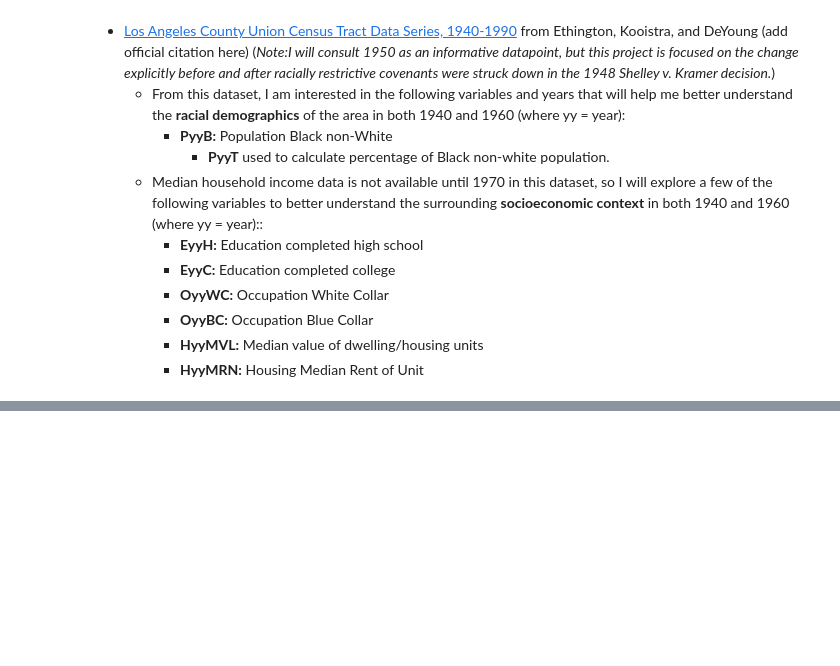
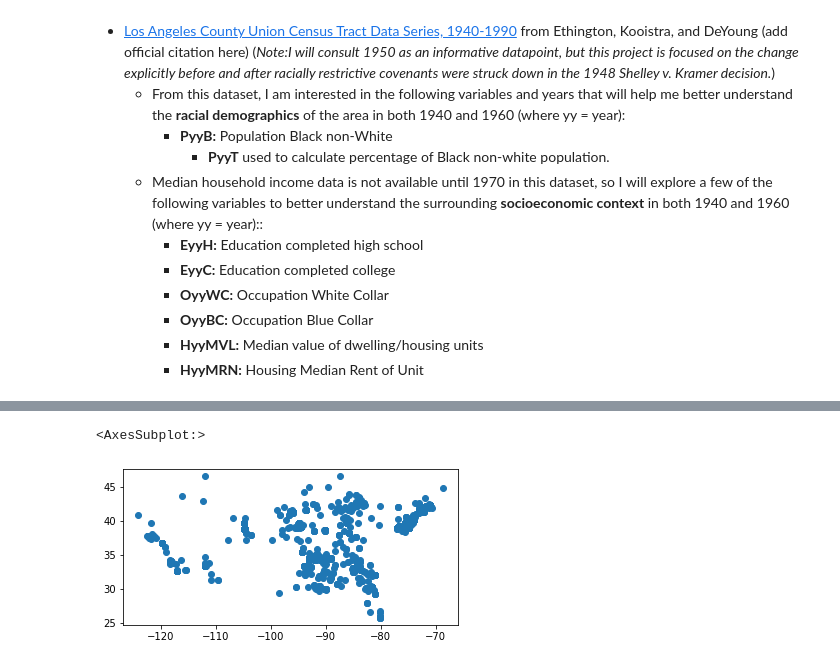
Before and after one commit to dmmurphy06/GISproject, a Jupyter notebook: Midterm/Midterm.ipynb, the cells around one changed output, grey strips where cells are left out. Saved outputs shown, nothing was run; the diff lists cells and outputs as text; code cells hidden in the pictures; blank space fills up the shorter version.

```diff
--- a/Midterm/Midterm.ipynb
+++ b/Midterm/Midterm.ipynb
@@ -39,0 +298,5 @@ gdf = gpd.read_file('GISproject/Group Assignments/Data/ethington.zip')
+# %%
+#Make short list its own variable
+desired_columns = ['name', 'city', 'state', 'category', 'geometry']
+
+gdf[desired_columns]
@@ -39,0 +326,4 @@ gdf = gpd.read_file('GISproject/Group Assignments/Data/ethington.zip')
+# %%
+#Make a New Variable with Trimmed Data
+gdf_trimmed = gdf[desired_columns].copy()
+gdf_trimmed
@@ -39,0 +396,5 @@ gdf = gpd.read_file('GISproject/Group Assignments/Data/ethington.zip')
+# %%
+gdf_trimmed.plot()
+# %% [output]
+<AxesSubplot:>
+[figure, added]
```
Also changed, not shown: parts of 175 cells of this notebook.
